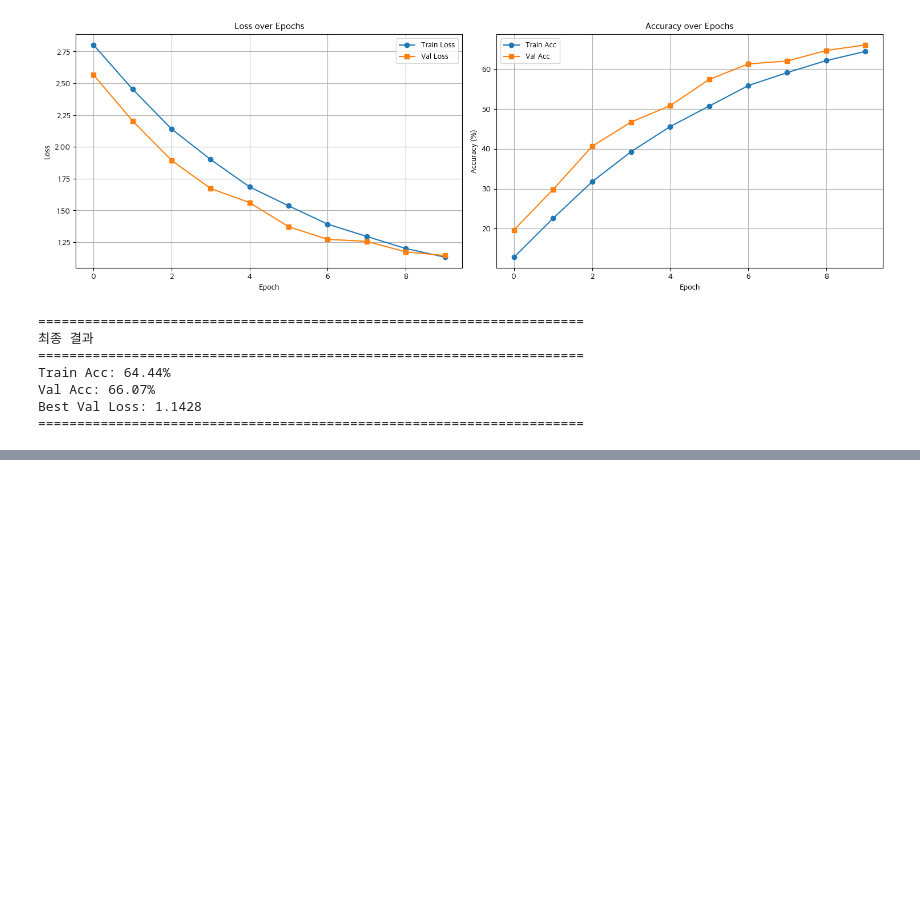
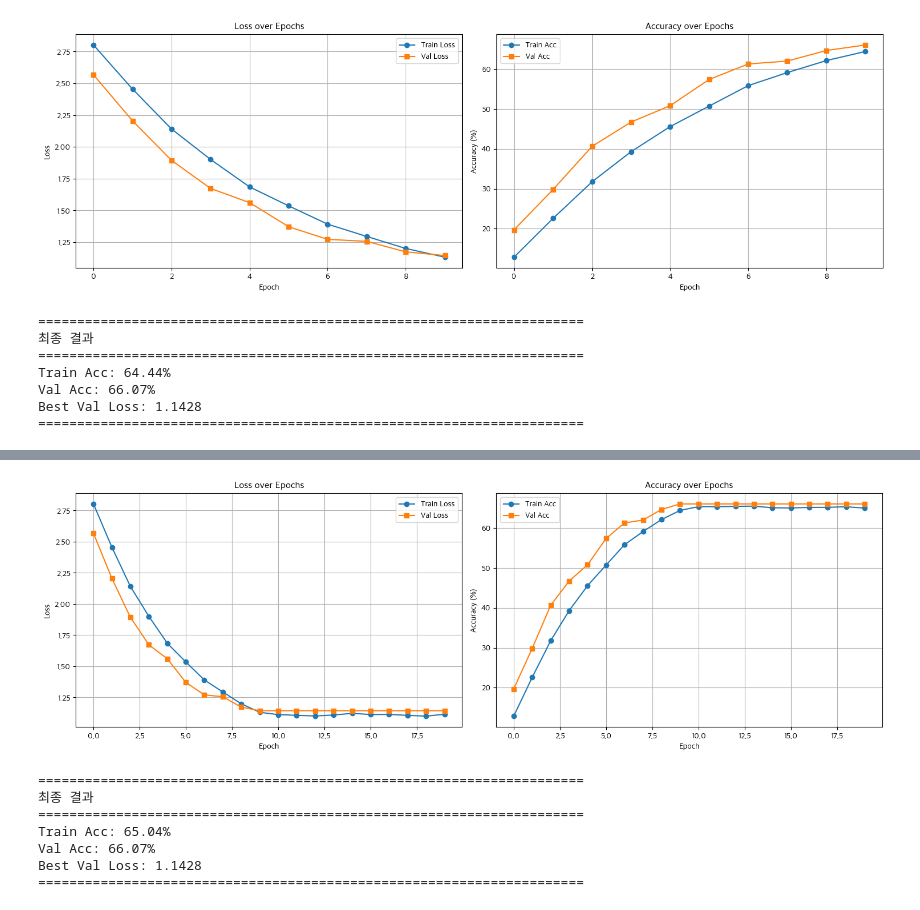
Before and after one commit to wonbywondev/ML-DL, a Jupyter notebook: 10_NLP_RNN/10_news.ipynb, the cells around one changed output, grey strips where cells are left out. Cells and saved outputs as stored; diff of their text form; code cells hidden in the pictures; blank space fills up the shorter version.

```diff
--- a/10_NLP_RNN/10_news.ipynb
+++ b/10_NLP_RNN/10_news.ipynb
@@ -2137,0 +2236,42 @@ Best Val Loss: 1.1428
+# %%
+# 결과 시각화
+fig, axes = plt.subplots(1, 2, figsize=(15, 5))
+
+# Loss
+axes[0].plot(train_losses, label='Train Loss', marker='o')
+axes[0].plot(val_losses, label='Val Loss', marker='s')
+axes[0].set_xlabel('Epoch')
+axes[0].set_ylabel('Loss')
+axes[0].set_title('Loss over Epochs')
+axes[0].legend()
+axes[0].grid(True)
+
+# Accuracy
+axes[1].plot([acc*100 for acc in train_accs], label='Train Acc', marker='o')
+axes[1].plot([acc*100 for acc in val_accs], label='Val Acc', marker='s')
+axes[1].set_xlabel('Epoch')
+axes[1].set_ylabel('Accuracy (%)')
+axes[1].set_title('Accuracy over Epochs')
+axes[1].legend()
+axes[1].grid(True)
+
+plt.tight_layout()
+plt.show()
+
+# 최종 결과
+print("\n" + "="*70)
+print("최종 결과")
+print("="*70)
+print(f"Train Acc: {train_accs[-1]*100:.2f}%")
+print(f"Val Acc: {val_accs[-1]*100:.2f}%")
+print(f"Best Val Loss: {best_val_loss:.4f}")
+print("="*70)
+# %% [output]
+[figure, added]
+======================================================================
+최종 결과
+======================================================================
+Train Acc: 65.04%
+Val Acc: 66.07%
+Best Val Loss: 1.1428
+======================================================================
```
Also changed, not shown: parts of 1 cell of this notebook, 1 other file.
